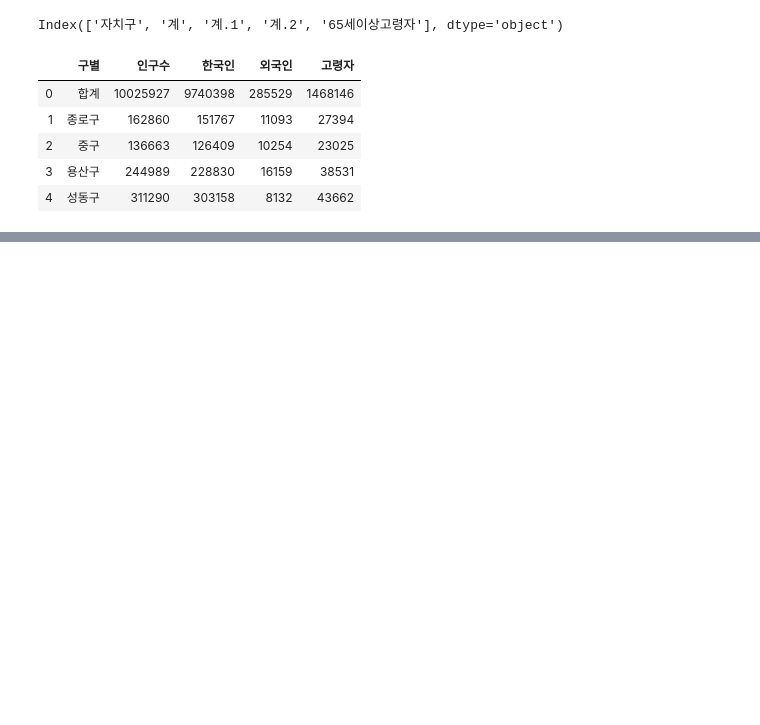
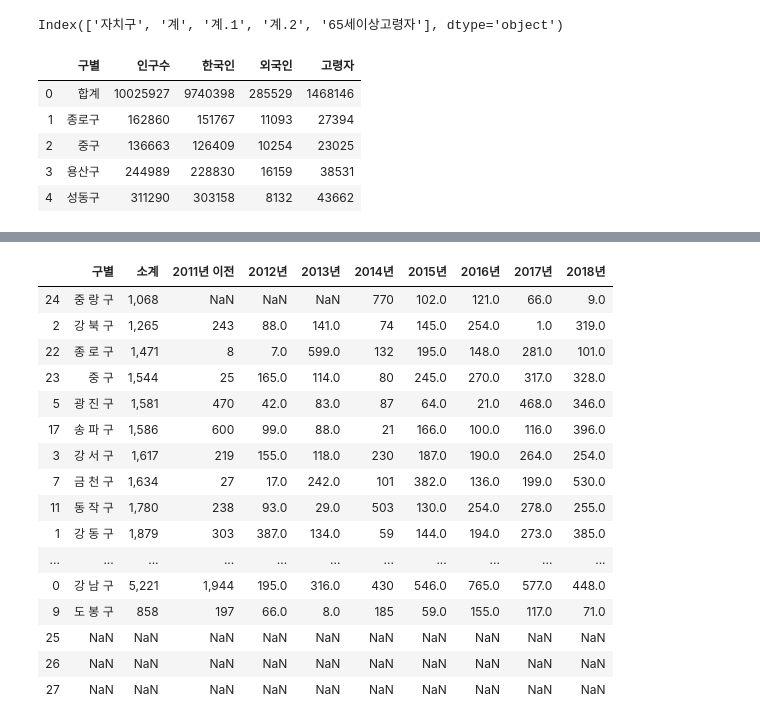
Before and after one commit to zeggoo/DataScience, a Jupyter notebook: source_code/Ch01. CCTV in Seoul.ipynb, the cells around one changed output, grey strips where cells are left out. Saved outputs shown, nothing was run; the diff lists cells and outputs as text; code cells hidden in the pictures; blank space fills up the shorter version.

```diff
--- a/source_code/Ch01. CCTV in Seoul.ipynb
+++ b/source_code/Ch01. CCTV in Seoul.ipynb
@@ -84,0 +178,3 @@ pop_Seoul.head()
+# %%
+cc = CCTV_Seoul.sort_values(by='소계', ascending=True)
+cc[cc['구별'] = '송파구']
@@ -84,0 +183,20 @@ pop_Seoul.head()
+# %%
+cc
+# %% [output]
+|  | 구별 | 소계 | 2011년 이전 | 2012년 | 2013년 | 2014년 | 2015년 | 2016년 | 2017년 | 2018년 |
+| 24 | 중 랑 구 | 1,068 | NaN | NaN | NaN | 770 | 102.0 | 121.0 | 66.0 | 9.0 |
+| 2 | 강 북 구 | 1,265 | 243 | 88.0 | 141.0 | 74 | 145.0 | 254.0 | 1.0 | 319.0 |
+| 22 | 종 로 구 | 1,471 | 8 | 7.0 | 599.0 | 132 | 195.0 | 148.0 | 281.0 | 101.0 |
+| 23 | 중 구 | 1,544 | 25 | 165.0 | 114.0 | 80 | 245.0 | 270.0 | 317.0 | 328.0 |
+| 5 | 광 진 구 | 1,581 | 470 | 42.0 | 83.0 | 87 | 64.0 | 21.0 | 468.0 | 346.0 |
+| 17 | 송 파 구 | 1,586 | 600 | 99.0 | 88.0 | 21 | 166.0 | 100.0 | 116.0 | 396.0 |
+| 3 | 강 서 구 | 1,617 | 219 | 155.0 | 118.0 | 230 | 187.0 | 190.0 | 264.0 | 254.0 |
+| 7 | 금 천 구 | 1,634 | 27 | 17.0 | 242.0 | 101 | 382.0 | 136.0 | 199.0 | 530.0 |
+| 11 | 동 작 구 | 1,780 | 238 | 93.0 | 29.0 | 503 | 130.0 | 254.0 | 278.0 | 255.0 |
+| 1 | 강 동 구 | 1,879 | 303 | 387.0 | 134.0 | 59 | 144.0 | 194.0 | 273.0 | 385.0 |
+| ... | ... | ... | ... | ... | ... | ... | ... | ... | ... | ... |
+| 0 | 강 남 구 | 5,221 | 1,944 | 195.0 | 316.0 | 430 | 546.0 | 765.0 | 577.0 | 448.0 |
+| 9 | 도 봉 구 | 858 | 197 | 66.0 | 8.0 | 185 | 59.0 | 155.0 | 117.0 | 71.0 |
+| 25 | NaN | NaN | NaN | NaN | NaN | NaN | NaN | NaN | NaN | NaN |
+| 26 | NaN | NaN | NaN | NaN | NaN | NaN | NaN | NaN | NaN | NaN |
+| 27 | NaN | NaN | NaN | NaN | NaN | NaN | NaN | NaN | NaN | NaN |
```
Also changed, not shown: parts of 7 cells of this notebook.
